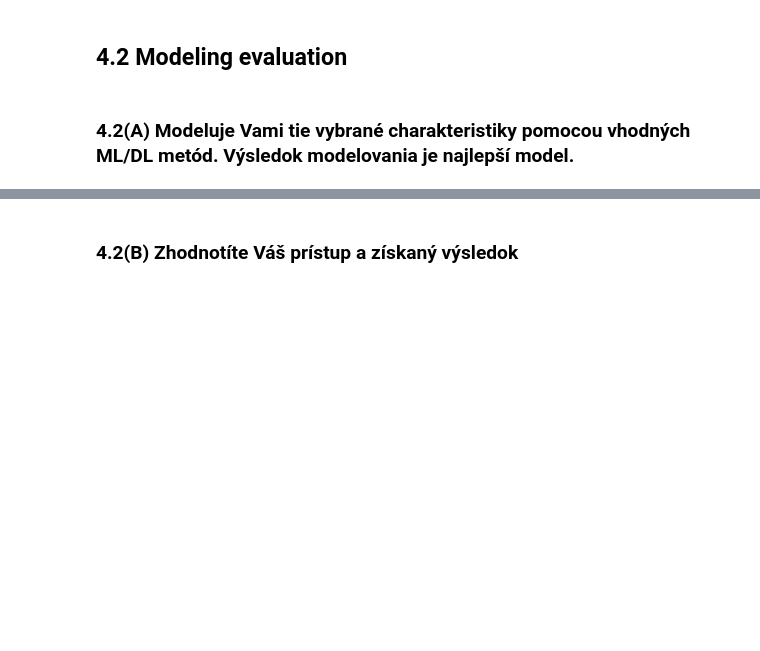
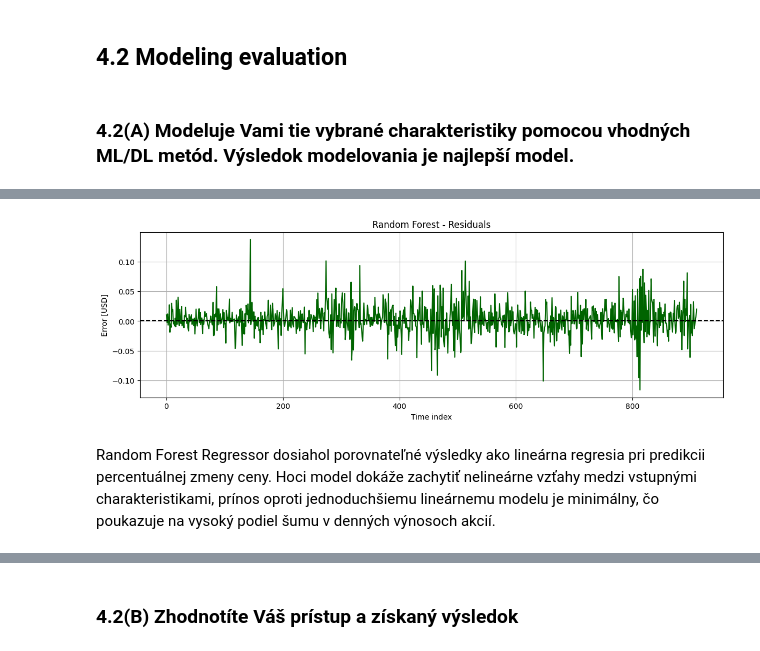
Before and after one commit to nikolasknapik/IAU_project, a Jupyter notebook: QUEST/quest.ipynb, the cells around one changed output, grey strips where cells are left out. Drawn from its saved outputs; the diff is of its cells as text; code cells hidden in the pictures; blank space fills up the shorter version.

```diff
--- a/QUEST/quest.ipynb
+++ b/QUEST/quest.ipynb
@@ -239,0 +414,16 @@ Boosting modely patria medzi najúčinnejšie metódy pre tieto dáta. vedia sa
+# %%
+residuals_rf = y_test.values - y_pred_rf
+
+plt.figure(figsize=(14,4))
+plt.plot(residuals_rf, color="darkgreen")
+plt.axhline(0, linestyle="--", color="black")
+
+plt.title("Random Forest - Residuals")
+plt.xlabel("Time index")
+plt.ylabel("Error [USD]")
+plt.grid(True)
+plt.show()
+# %% [output]
+[figure, added]
+# %% [markdown]
+Random Forest Regressor dosiahol porovnateľné výsledky ako lineárna regresia pri predikcii percentuálnej zmeny ceny. Hoci model dokáže zachytiť nelineárne vzťahy medzi vstupnými charakteristikami, prínos oproti jednoduchšiemu lineárnemu modelu je minimálny, čo poukazuje na vysoký podiel šumu v denných výnosoch akcií.
```
Also changed, not shown: parts of 24 cells of this notebook, 8 other files.
